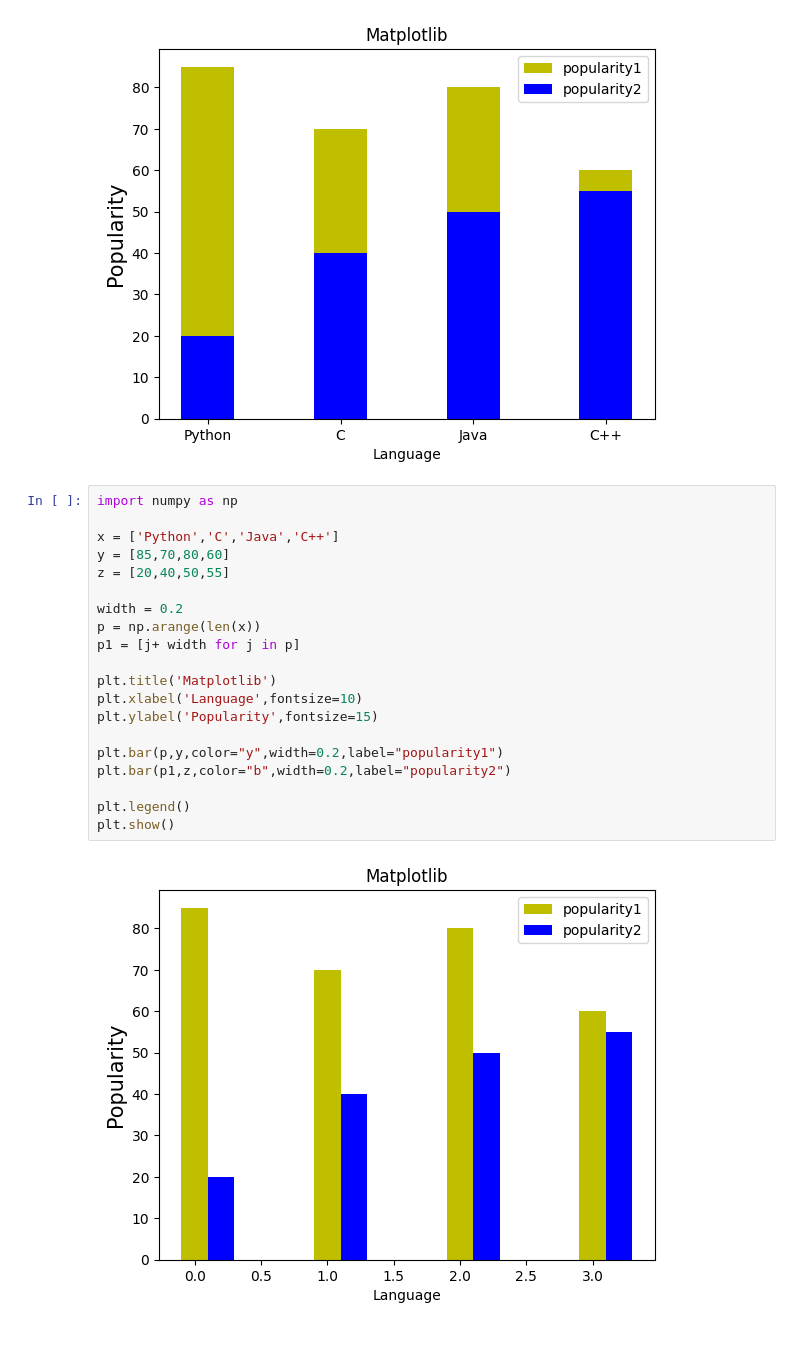
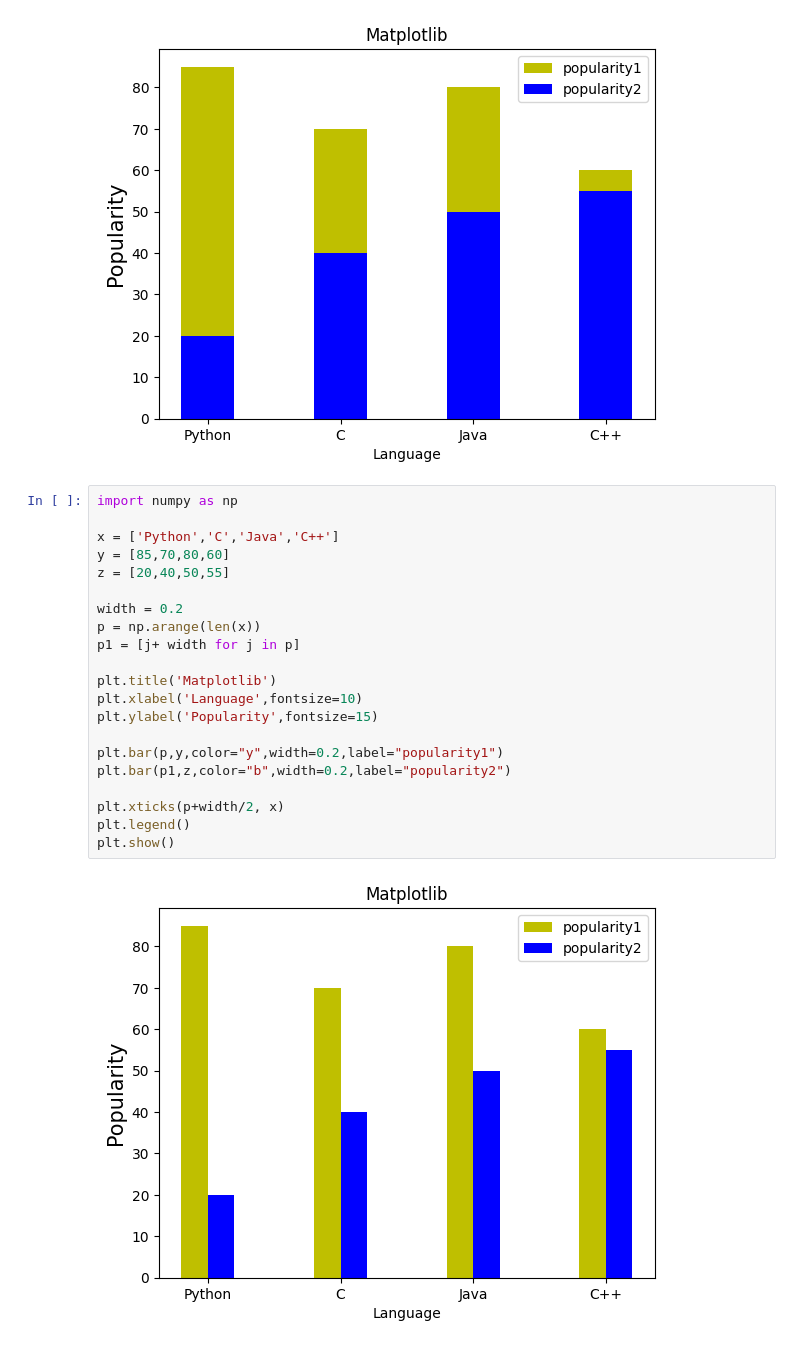
Before and after one commit to Amjadali168/Matplotlib, a Jupyter notebook: bar_plot.ipynb, the cells around one changed output. Saved outputs shown, nothing was run; the diff lists cells and outputs as text.

Commit message:
bar plot

```diff
--- a/bar_plot.ipynb
+++ b/bar_plot.ipynb
@@ -30,22 +30,23 @@ plt.show()
 # %%
 import numpy as np
 
 x = ['Python','C','Java','C++']
 y = [85,70,80,60]
 z = [20,40,50,55]
 
 width = 0.2
 p = np.arange(len(x))
 p1 = [j+ width for j in p]
 
 plt.title('Matplotlib')
 plt.xlabel('Language',fontsize=10)
 plt.ylabel('Popularity',fontsize=15)
 
 plt.bar(p,y,color="y",width=0.2,label="popularity1")
 plt.bar(p1,z,color="b",width=0.2,label="popularity2")
 
+plt.xticks(p+width/2, x)
 plt.legend()
 plt.show()
 # %% [output]
-[figure, old version]
+[figure, new version]
```
Also changed, not shown: parts of 1 cell of this notebook.
